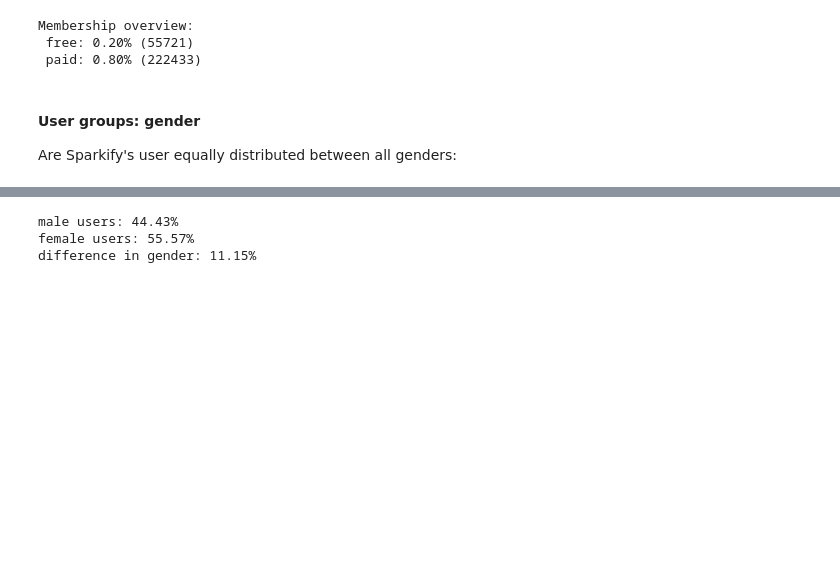
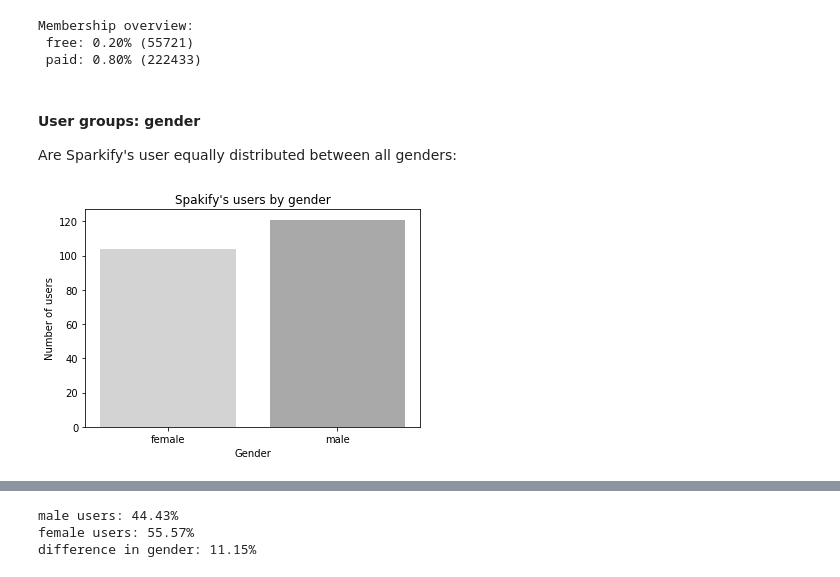
Before and after one commit to lethiess/Sparkify, a Jupyter notebook: Sparkify.ipynb, the cells around one changed output, grey strips where cells are left out. Saved outputs shown, nothing was run; the diff lists cells and outputs as text; code cells hidden in the pictures; blank space fills up the shorter version.

```diff
--- a/Sparkify.ipynb
+++ b/Sparkify.ipynb
@@ -259,3 +259,15 @@ Membership overview:
 # %% [markdown]
 #### User groups: gender
 Are Sparkify's user equally distributed between all genders:
+# %%
+# get Sparkify users grouped by their gender
+pd_gender = df.dropDuplicates(["userId"]).groupby("gender").count().toPandas()
+pd_gender.gender = pd_gender.gender.apply(lambda x: "female" if x == "F" else "male")
+# %%
+plt.figure();
+plt.bar(pd_gender["gender"], pd_gender["count"], color=["lightgray", "darkgray"]);
+plt.ylabel("Number of users");
+plt.xlabel("Gender");
+plt.title("Spakify's users by gender");
+# %% [output]
+[figure, added]
```
Also changed, not shown: parts of 9 cells of this notebook, 1 other file.
